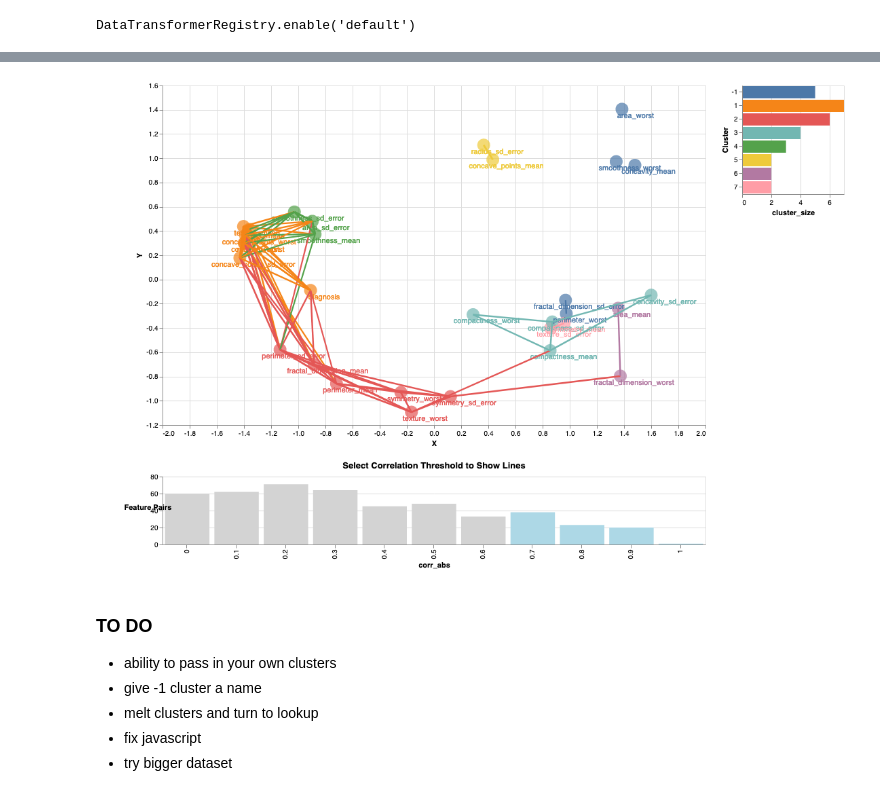
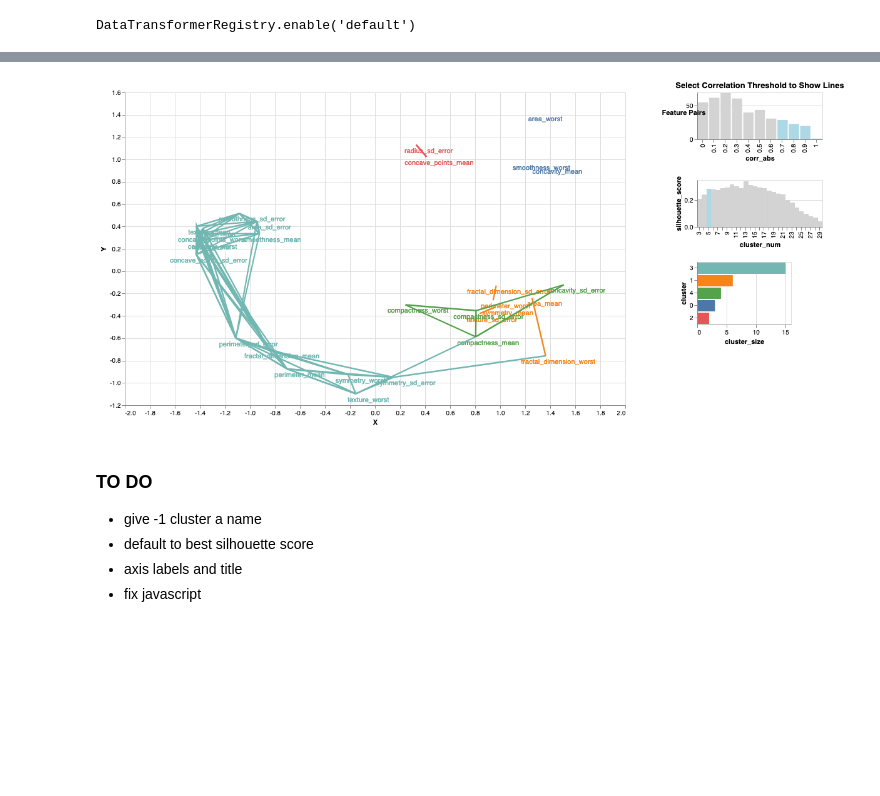
Before and after one commit to MattJBritton/ExquisiteCorrpse, a Jupyter notebook: notebook.ipynb, the cells around one changed output, grey strips where cells are left out. Saved outputs shown, nothing was run; the diff lists cells and outputs as text; code cells hidden in the pictures; blank space fills up the shorter version.

Commit message:
Added selection widget for number of clusters.

```diff
--- a/notebook.ipynb
+++ b/notebook.ipynb
@@ -89,6 +92,14 @@ breast_cancer_df["diagnosis"] = np.where(
     1,
     0
 )
+# %%
+def get_breast_cancer_field_categories(col):
+    categories = ["radius", "texture", "perimeter", "area", "smoothness", "compactness", "concavity", "concave_points", "symmetry", "fractal_dimension"]
+    return next(iter([cat for cat in categories if cat in col]), "other")
+breast_cancer_user_defined_clusters = {
+    col:  get_breast_cancer_field_categories(col)
+    for col in breast_cancer_df.columns
+}
 # %%
 boston_dataset = datasets.load_boston()
 boston_df = pd.DataFrame(boston_dataset.data, columns = boston_dataset.feature_names)
@@ -443,13 +505,12 @@ def visualize_feature_correlation(data, chart_type, target_name = None):
 
         return Javascript(d3_script.substitute(data=chart_data))
 # %%
-visualize_feature_correlation(breast_cancer_df, "clusters")
+visualize_feature_correlation(breast_cancer_df, "clusters", "diagnosis", None, None)
 # %% [output]
-[figure, old version]
+[figure, new version]
 # %% [markdown]
 ### TO DO
-- ability to pass in your own clusters
 - give -1 cluster a name
-- melt clusters and turn to lookup
+- default to best silhouette score
+- axis labels and title
 - fix javascript
-- try bigger dataset
```
Also changed, not shown: parts of 2 cells of this notebook, 1 other file.
